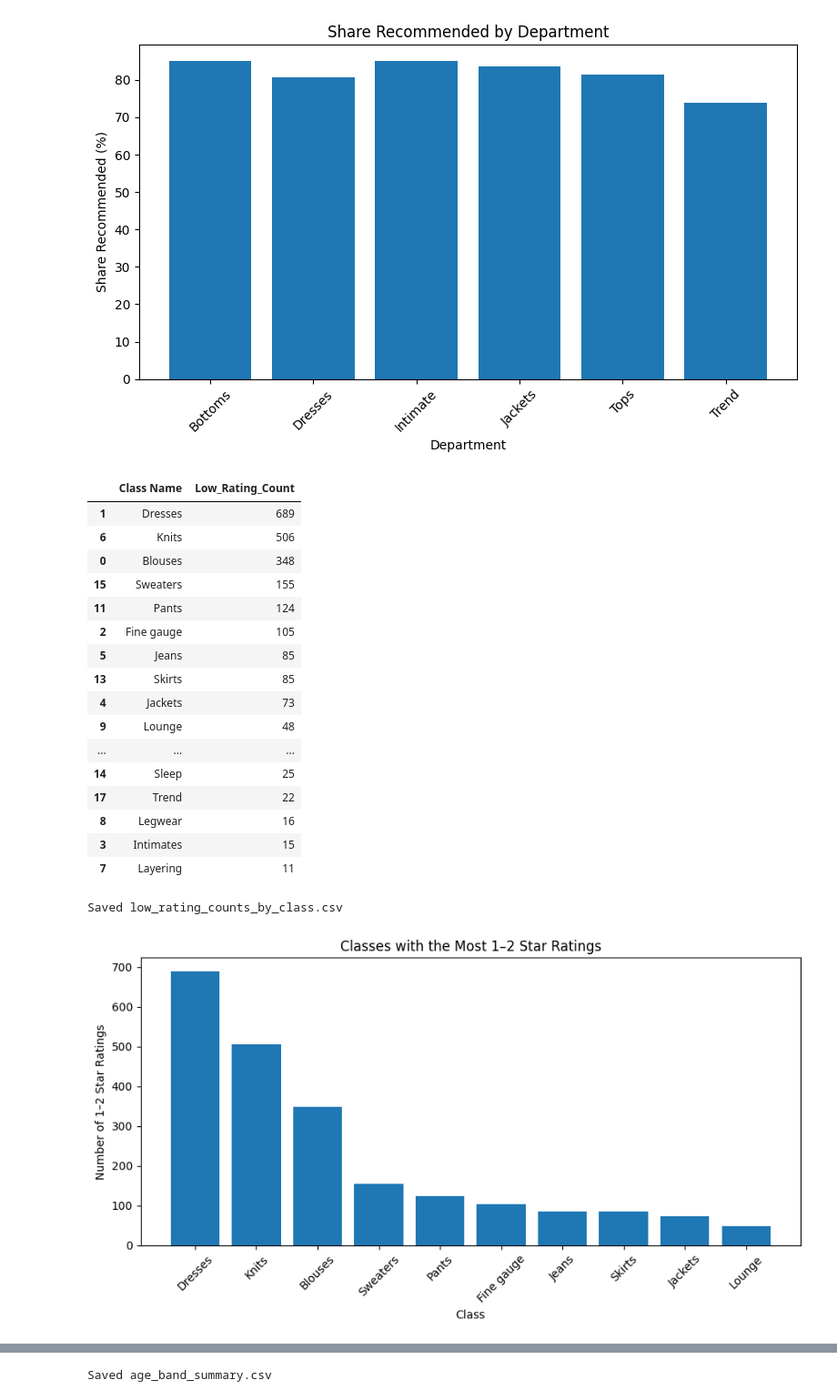
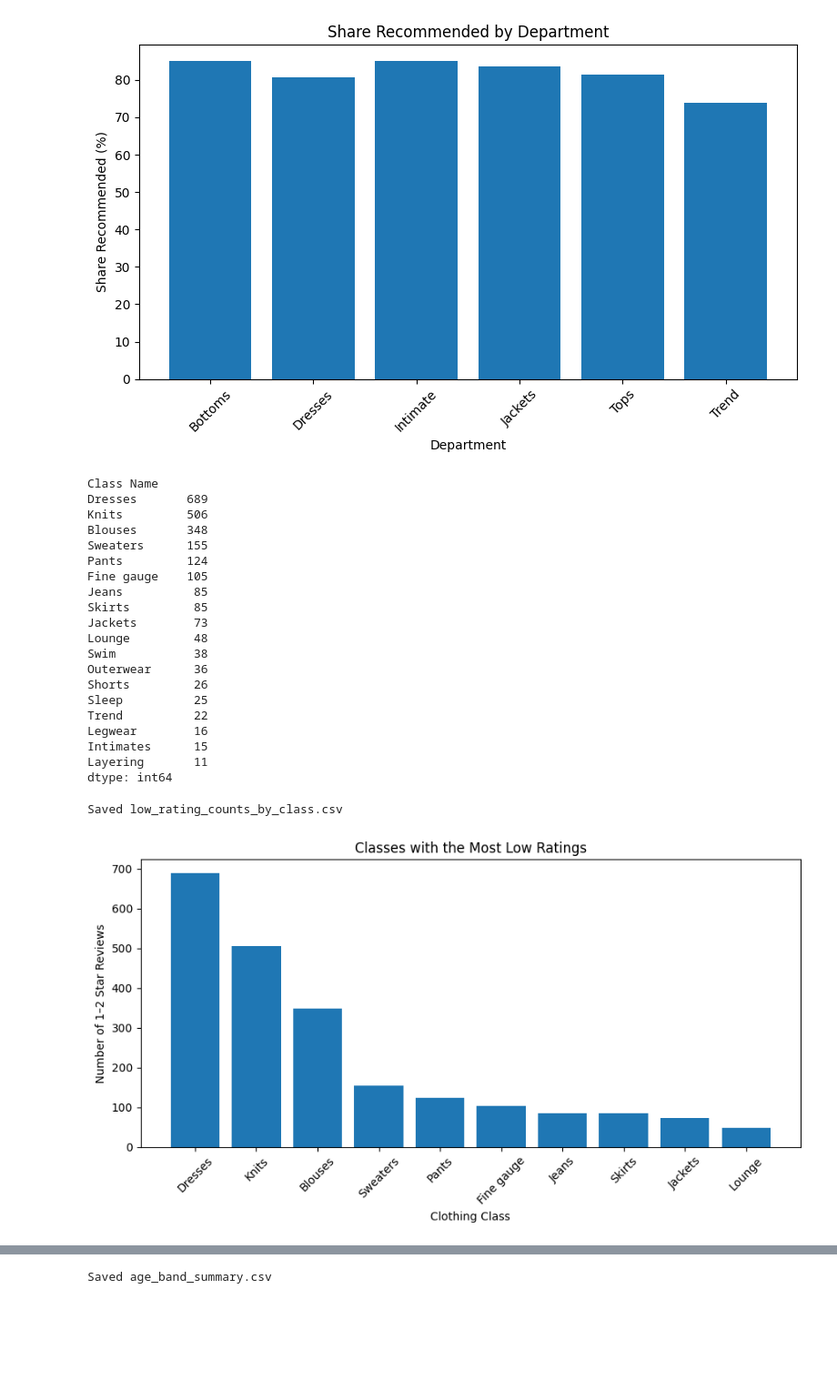
Before and after one commit to sivanishanth10/caspad-data-ai-engineer, a Jupyter notebook: notebooks/02_part_b.ipynb, the cells around one changed output, grey strips where cells are left out. Shown at 91% size. Drawn from its saved outputs; the diff is of its cells as text; code cells hidden in the pictures; blank space fills up the shorter version.

```diff
--- a/notebooks/02_part_b.ipynb
+++ b/notebooks/02_part_b.ipynb
@@ -144,36 +145,40 @@ plt.show()
 # %%
 #Classes with the most 1–2 star ratings
 
-low_rating_counts = (
-    df[
-        (df["Rating"].isin([1, 2])) &
-        (df["Class Name"] != "Unknown")
-    ]
-    .groupby("Class Name")
-    .size()
-    .reset_index(name="Low_Rating_Count")
-    .sort_values("Low_Rating_Count", ascending=False)
-)
 
-low_rating_counts
+# Classes with the most 1–2 star ratings
+
+low_reviews = df[
+    (df["Rating"].isin([1, 2])) &
+    (df["Class Name"] != "Unknown")
+]
+
+low_rating_counts = low_reviews.groupby("Class Name").size()
+
+low_rating_counts = low_rating_counts.sort_values(ascending=False)
+
+print(low_rating_counts)
 # %% [output]
-|  | Class Name | Low_Rating_Count |
-| 1 | Dresses | 689 |
-| 6 | Knits | 506 |
-| 0 | Blouses | 348 |
-| 15 | Sweaters | 155 |
-| 11 | Pants | 124 |
-| 2 | Fine gauge | 105 |
-| 5 | Jeans | 85 |
-| 13 | Skirts | 85 |
-| 4 | Jackets | 73 |
-| 9 | Lounge | 48 |
-| ... | ... | ... |
-| 14 | Sleep | 25 |
-| 17 | Trend | 22 |
-| 8 | Legwear | 16 |
-| 3 | Intimates | 15 |
-| 7 | Layering | 11 |
+Class Name
+Dresses       689
+Knits         506
+Blouses       348
+Sweaters      155
+Pants         124
+Fine gauge    105
+Jeans          85
+Skirts         85
+Jackets        73
+Lounge         48
+Swim           38
+Outerwear      36
+Shorts         26
+Sleep          25
+Trend          22
+Legwear        16
+Intimates      15
+Layering       11
+dtype: int64
 # %%
 #Save this result
 
@@ -188,23 +193,23 @@ Saved low_rating_counts_by_class.csv
 # %%
 #classes with the most 1–2 star ratings
 
-top_low_ratings = low_rating_counts.head(10)
 
 plt.figure(figsize=(9, 5))
 
 plt.bar(
-    top_low_ratings["Class Name"],
-    top_low_ratings["Low_Rating_Count"]
+    top_low_ratings.index,
+    top_low_ratings.values
 )
 
-plt.xlabel("Class")
-plt.ylabel("Number of 1–2 Star Ratings")
-plt.title("Classes with the Most 1–2 Star Ratings")
+plt.xlabel("Clothing Class")
+plt.ylabel("Number of 1–2 Star Reviews")
+plt.title("Classes with the Most Low Ratings")
 plt.xticks(rotation=45)
+
 plt.tight_layout()
 plt.show()
 # %% [output]
-[figure, old version]
+[figure, new version]
 # %%
 #Rating by reviewer age band
 
```
Also changed, not shown: parts of 3 cells of this notebook, 9 other files.
